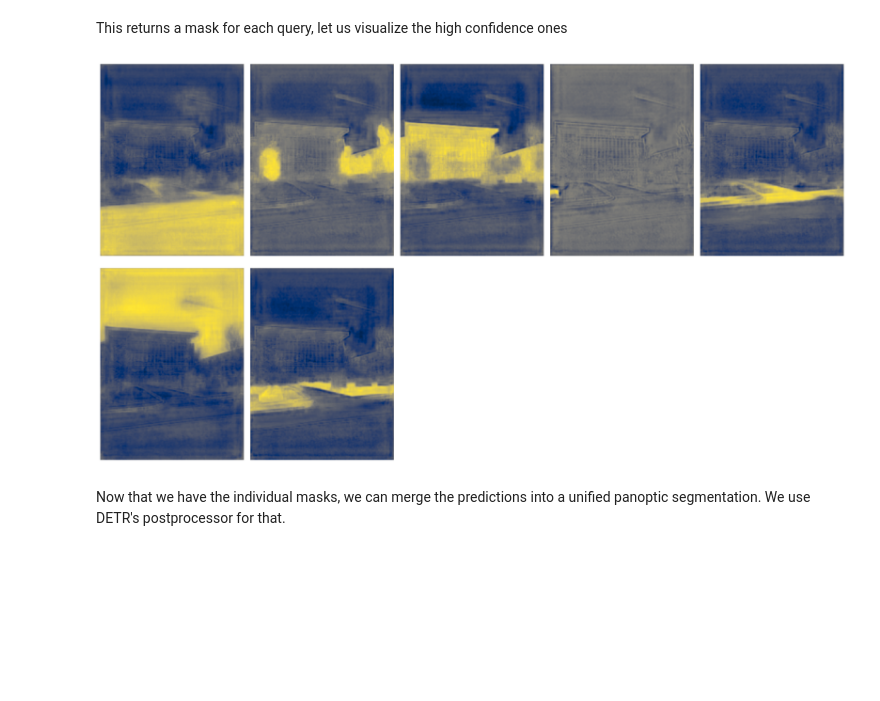
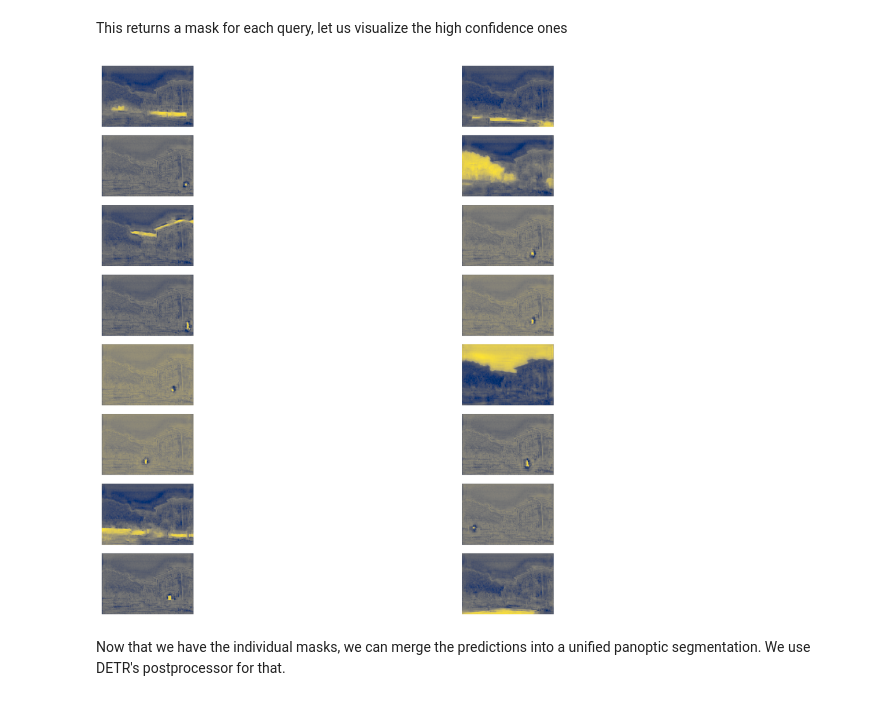
Before and after one commit to leowang707/cv_final, a Jupyter notebook: notebooks/DETR_panoptic.ipynb, the cells around one changed output. Saved outputs shown, nothing was run; the diff lists cells and outputs as text; code cells hidden in the pictures; blank space fills up the shorter version.

Commit message:
image update

```diff
--- a/notebooks/DETR_panoptic.ipynb
+++ b/notebooks/DETR_panoptic.ipynb
@@ -115,7 +115,7 @@ DETRsegm(
 %cd
 %cd ./cv_final/notebooks
 # read from path
-path = 'image2.jpg'
+path = 'image002.jpg'
 im = Image.open(path).convert('RGB')
 # %% [output]
 /home/leowang707
@@ -131,22 +131,22 @@ This returns a mask for each query, let us visualize the high confidence ones
 # %%
 # compute the scores, excluding the "no-object" class (the last one)
 scores = out["pred_logits"].softmax(-1)[..., :-1].max(-1)[0]
 # threshold the confidence
-keep = scores > 0.9
+keep = scores > 0.85
 
 # Plot all the remaining masks
-ncols = 5
+ncols = 2
 fig, axs = plt.subplots(ncols=ncols, nrows=math.ceil(keep.sum().item() / ncols), figsize=(18, 10))
 for line in axs:
     for a in line:
         a.axis('off')
 for i, mask in enumerate(out["pred_masks"][keep]):
     ax = axs[i // ncols, i % ncols]
     ax.imshow(mask, cmap="cividis")
     ax.axis('off')
 fig.tight_layout()
 # %% [output]
-[figure, old version]
+[figure, new version]
 # %% [markdown]
 Now that we have the individual masks, we can merge the predictions into a unified panoptic segmentation. We use DETR's postprocessor for that.
 # %%
```
Also changed, not shown: parts of 2 cells of this notebook, 37 other files.
